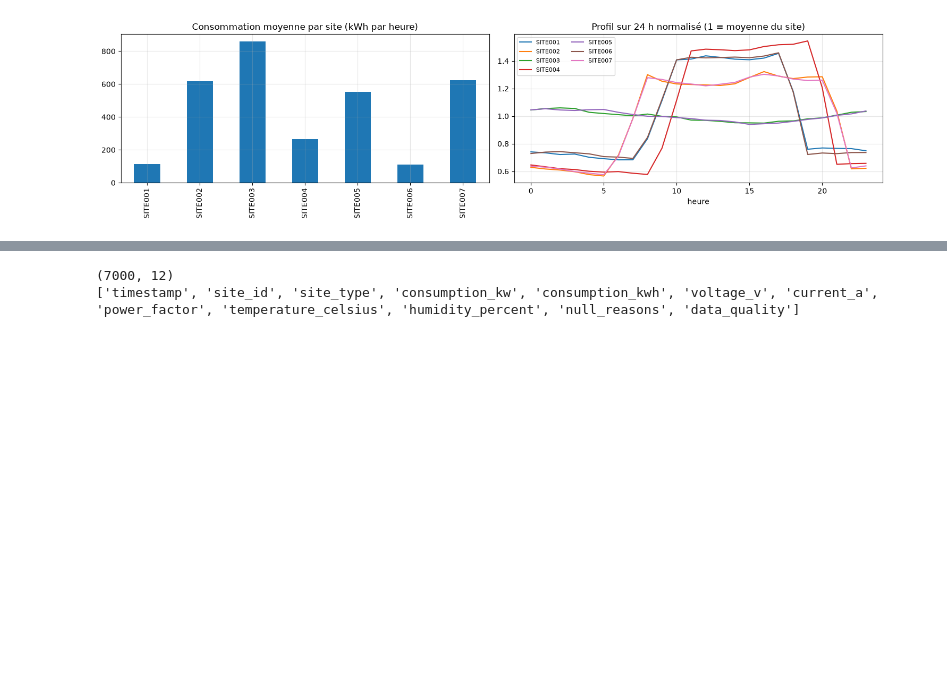
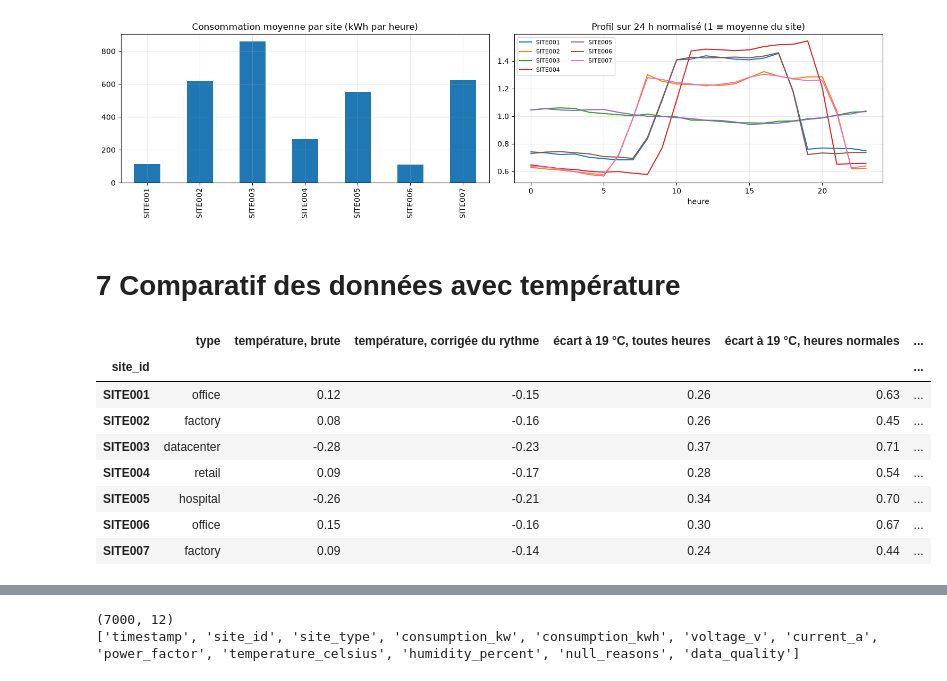
Before and after one commit to EADL-projet-piscine/smart_energy_optimizer, a Jupyter notebook: ml/notebooks/exploration_csv_data.ipynb, the cells around one changed output, grey strips where cells are left out. Cells and saved outputs as stored; diff of their text form; code cells hidden in the pictures; blank space fills up the shorter version.

```diff
--- a/ml/notebooks/exploration_csv_data.ipynb
+++ b/ml/notebooks/exploration_csv_data.ipynb
@@ -407,3 +407,37 @@ plt.show()
 | SITE006 | office | Bureau Tertiaire | 110.73 | 86.52 | 595.84 | 1.90 | 285.23 | 2.27 | 5.4 |
 | SITE007 | factory | Usine de Production | 623.99 | 474.76 | 4599.76 | 10.68 | 1607.42 | 2.30 | 7.4 |
 [figure]
+# %% [markdown]
+# 7 Comparatif des données avec température
+# %%
+# --- Météo et consommation : corrélations (CSV, 7 sites) ----------------------
+habituel = df.groupby(["site_id", "day_of_week", "hour"])["consumption_kwh"].transform("mean")
+c = df.assign(
+    conso_corrigee=df["consumption_kwh"] / habituel,                 # 1 = consommation habituelle
+    ecart_confort=(df["temperature_celsius"] - 19).abs(),            # distance à 19 °C (forme en U)
+).dropna(subset=["consumption_kwh", "temperature_celsius"])
+
+# Heures "normales" : on écarte pannes (conso ≈ 0) et pics/plateaux (> 1,4 × l'habituel)
+normales = c[(c["conso_corrigee"] > 0.6) & (c["conso_corrigee"] < 1.4)]
+
+par_site = lambda d, f: d.groupby("site_id").apply(f)
+fiche = df.groupby("site_id")["site_type"].first()
+display(pd.DataFrame({
+    "type": fiche,
+    "température, brute": par_site(c, lambda g: g["consumption_kwh"].corr(g["temperature_celsius"])),
+    "température, corrigée du rythme": par_site(c, lambda g: g["conso_corrigee"].corr(g["temperature_celsius"])),
+    "écart à 19 °C, toutes heures": par_site(c, lambda g: g["conso_corrigee"].corr(g["ecart_confort"])),
+    "écart à 19 °C, heures normales": par_site(normales, lambda g: g["conso_corrigee"].corr(g["ecart_confort"])),
+    "humidité (Spearman)": par_site(c, lambda g: g["conso_corrigee"].corr(g["humidity_percent"], method="spearman")),
+    "ensoleillement (Spearman)": par_site(c, lambda g: g["conso_corrigee"].corr(g["solar_irradiance_wm2"], method="spearman")),
+}).round(2))
+# %% [output]
+|  | type | température, brute | température, corrigée du rythme | écart à 19 °C, toutes heures | écart à 19 °C, heures normales | ... |
+| site_id |  |  |  |  |  | ... |
+| SITE001 | office | 0.12 | -0.15 | 0.26 | 0.63 | ... |
+| SITE002 | factory | 0.08 | -0.16 | 0.26 | 0.45 | ... |
+| SITE003 | datacenter | -0.28 | -0.23 | 0.37 | 0.71 | ... |
+| SITE004 | retail | 0.09 | -0.17 | 0.28 | 0.54 | ... |
+| SITE005 | hospital | -0.26 | -0.21 | 0.34 | 0.70 | ... |
+| SITE006 | office | 0.15 | -0.16 | 0.30 | 0.67 | ... |
+| SITE007 | factory | 0.09 | -0.14 | 0.24 | 0.44 | ... |
```
Also changed, not shown: parts of 3 cells of this notebook.
